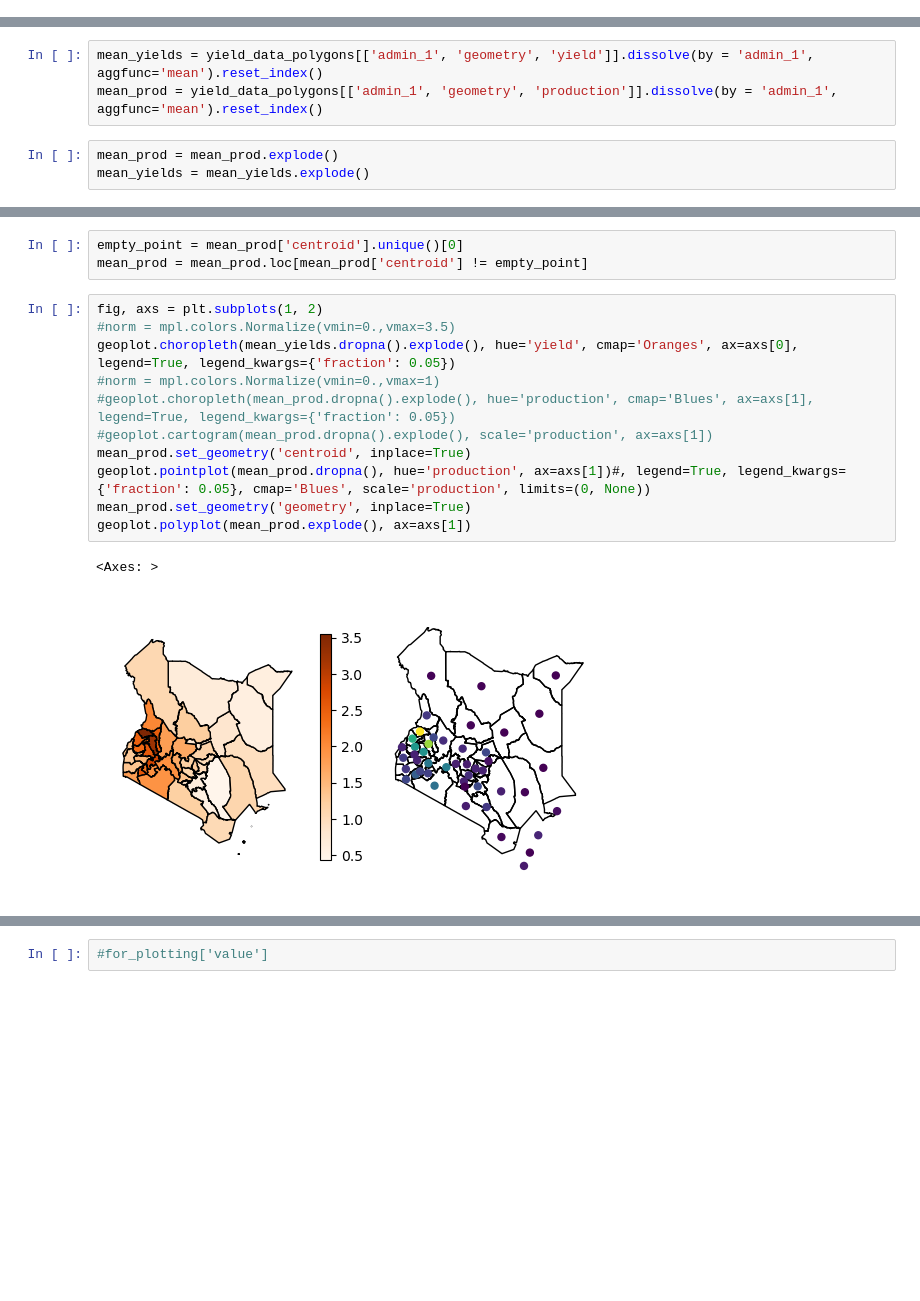
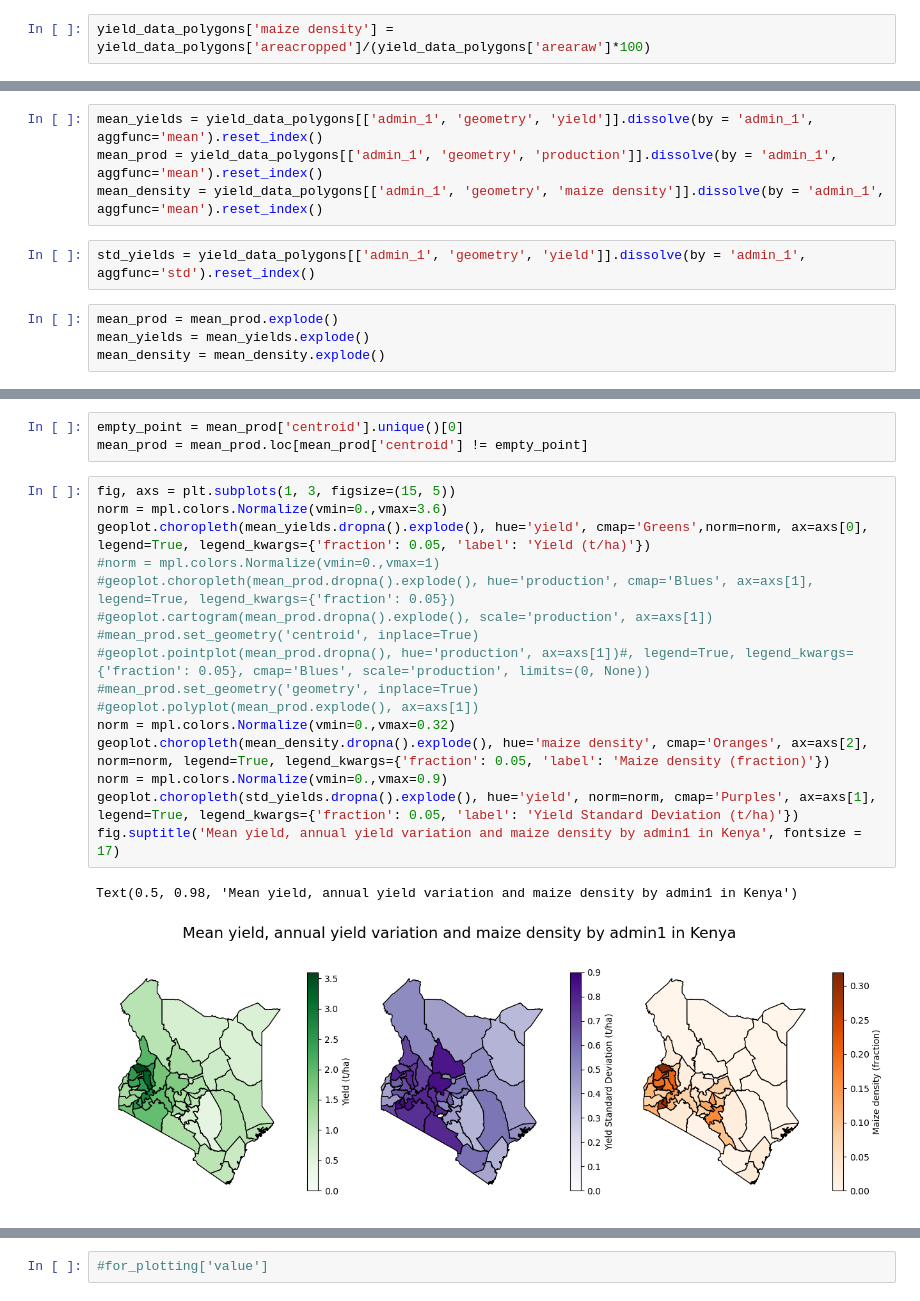
Before and after one commit to MartinP556/yield_modelling, a Jupyter notebook: initial_data_assessment.ipynb, the cells around one changed output, grey strips where cells are left out. Cells and saved outputs as stored; diff of their text form; blank space fills up the shorter version.

```diff
--- a/initial_data_assessment.ipynb
+++ b/initial_data_assessment.ipynb
@@ -104,0 +121,2 @@ adm1 = ['Isiolo', 'Turkana', 'Marsabit', 'Wajir', 'Mandera', 'Garissa']
+# %%
+yield_data_polygons['maize density'] = yield_data_polygons['areacropped']/(yield_data_polygons['arearaw']*100)
@@ -109,9 +152,13 @@ NameError: name 'yield_data_polygons' is not defined
 # %%
 mean_yields = yield_data_polygons[['admin_1', 'geometry', 'yield']].dissolve(by = 'admin_1', aggfunc='mean').reset_index()
 mean_prod = yield_data_polygons[['admin_1', 'geometry', 'production']].dissolve(by = 'admin_1', aggfunc='mean').reset_index()
+mean_density = yield_data_polygons[['admin_1', 'geometry', 'maize density']].dissolve(by = 'admin_1', aggfunc='mean').reset_index()
+# %%
+std_yields = yield_data_polygons[['admin_1', 'geometry', 'yield']].dissolve(by = 'admin_1', aggfunc='std').reset_index()
 # %%
 mean_prod = mean_prod.explode()
 mean_yields = mean_yields.explode()
+mean_density = mean_density.explode()
 # %%
 mean_prod.loc[:, 'centroid'] = mean_prod.loc[:, 'geometry'].to_crs(crs=3857).centroid.to_crs('EPSG:4326')
 # %%
@@ -120,16 +167,21 @@ mean_prod.set_geometry('centroid', inplace=True)
 empty_point = mean_prod['centroid'].unique()[0]
 mean_prod = mean_prod.loc[mean_prod['centroid'] != empty_point]
 # %%
-fig, axs = plt.subplots(1, 2)
-#norm = mpl.colors.Normalize(vmin=0.,vmax=3.5)
-geoplot.choropleth(mean_yields.dropna().explode(), hue='yield', cmap='Oranges', ax=axs[0], legend=True, legend_kwargs={'fraction': 0.05})
+fig, axs = plt.subplots(1, 3, figsize=(15, 5))
+norm = mpl.colors.Normalize(vmin=0.,vmax=3.6)
+geoplot.choropleth(mean_yields.dropna().explode(), hue='yield', cmap='Greens',norm=norm, ax=axs[0], legend=True, legend_kwargs={'fraction': 0.05, 'label': 'Yield (t/ha)'})
 #norm = mpl.colors.Normalize(vmin=0.,vmax=1)
 #geoplot.choropleth(mean_prod.dropna().explode(), hue='production', cmap='Blues', ax=axs[1], legend=True, legend_kwargs={'fraction': 0.05})
 #geoplot.cartogram(mean_prod.dropna().explode(), scale='production', ax=axs[1])
-mean_prod.set_geometry('centroid', inplace=True)
-geoplot.pointplot(mean_prod.dropna(), hue='production', ax=axs[1])#, legend=True, legend_kwargs={'fraction': 0.05}, cmap='Blues', scale='production', limits=(0, None))
-mean_prod.set_geometry('geometry', inplace=True)
-geoplot.polyplot(mean_prod.explode(), ax=axs[1])
+#mean_prod.set_geometry('centroid', inplace=True)
+#geoplot.pointplot(mean_prod.dropna(), hue='production', ax=axs[1])#, legend=True, legend_kwargs={'fraction': 0.05}, cmap='Blues', scale='production', limits=(0, None))
+#mean_prod.set_geometry('geometry', inplace=True)
+#geoplot.polyplot(mean_prod.explode(), ax=axs[1])
+norm = mpl.colors.Normalize(vmin=0.,vmax=0.32)
+geoplot.choropleth(mean_density.dropna().explode(), hue='maize density', cmap='Oranges', ax=axs[2], norm=norm, legend=True, legend_kwargs={'fraction': 0.05, 'label': 'Maize density (fraction)'})
+norm = mpl.colors.Normalize(vmin=0.,vmax=0.9)
+geoplot.choropleth(std_yields.dropna().explode(), hue='yield', norm=norm, cmap='Purples', ax=axs[1], legend=True, legend_kwargs={'fraction': 0.05, 'label': 'Yield Standard Deviation (t/ha)'})
+fig.suptitle('Mean yield, annual yield variation and maize density by admin1 in Kenya', fontsize = 17)
 # %% [output]
-<Axes: >
+Text(0.5, 0.98, 'Mean yield, annual yield variation and maize density by admin1 in Kenya')
-[figure, old version]
+[figure, new version]
```
Also changed, not shown: parts of 23 cells of this notebook, 3 other files.
